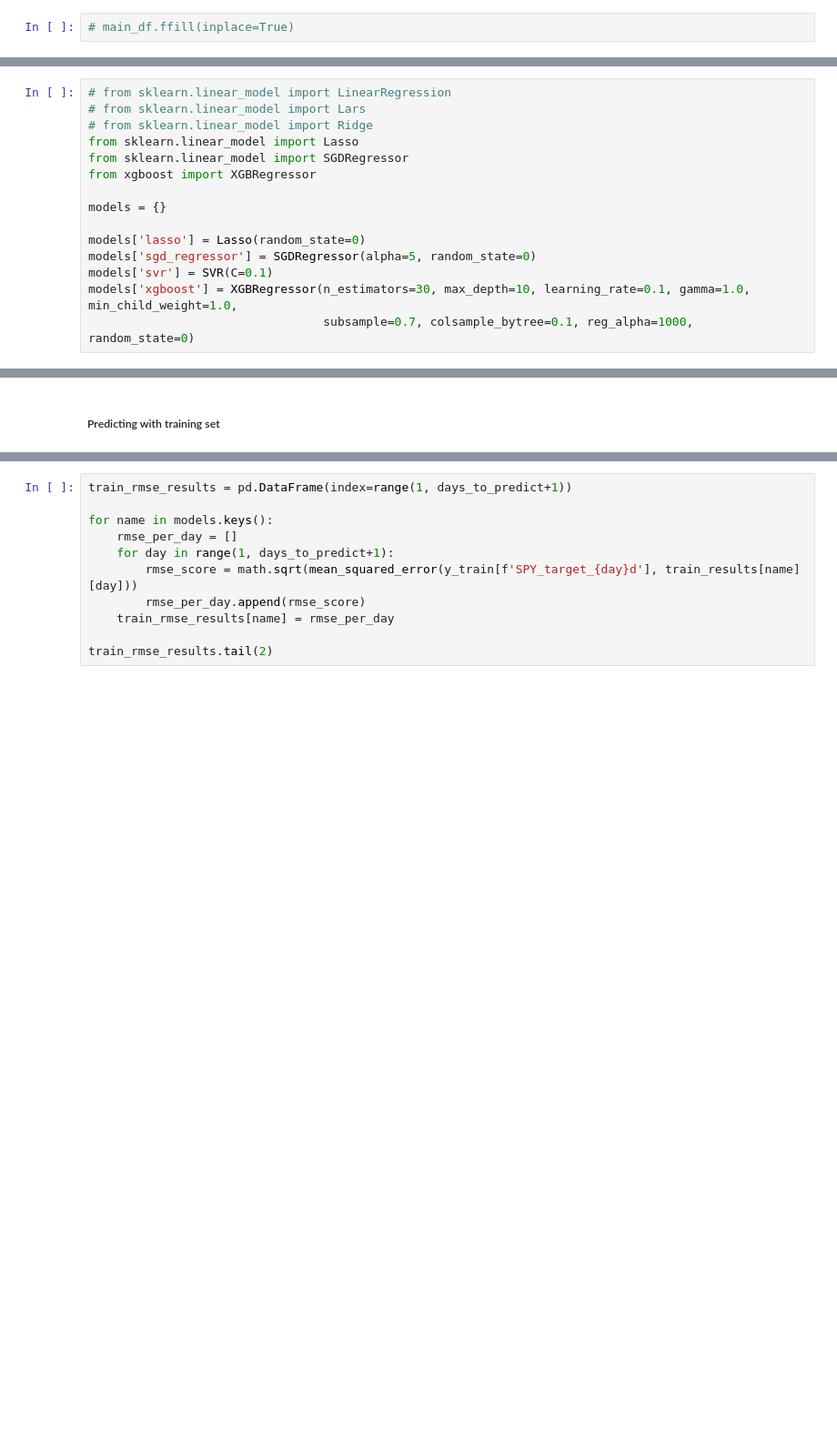
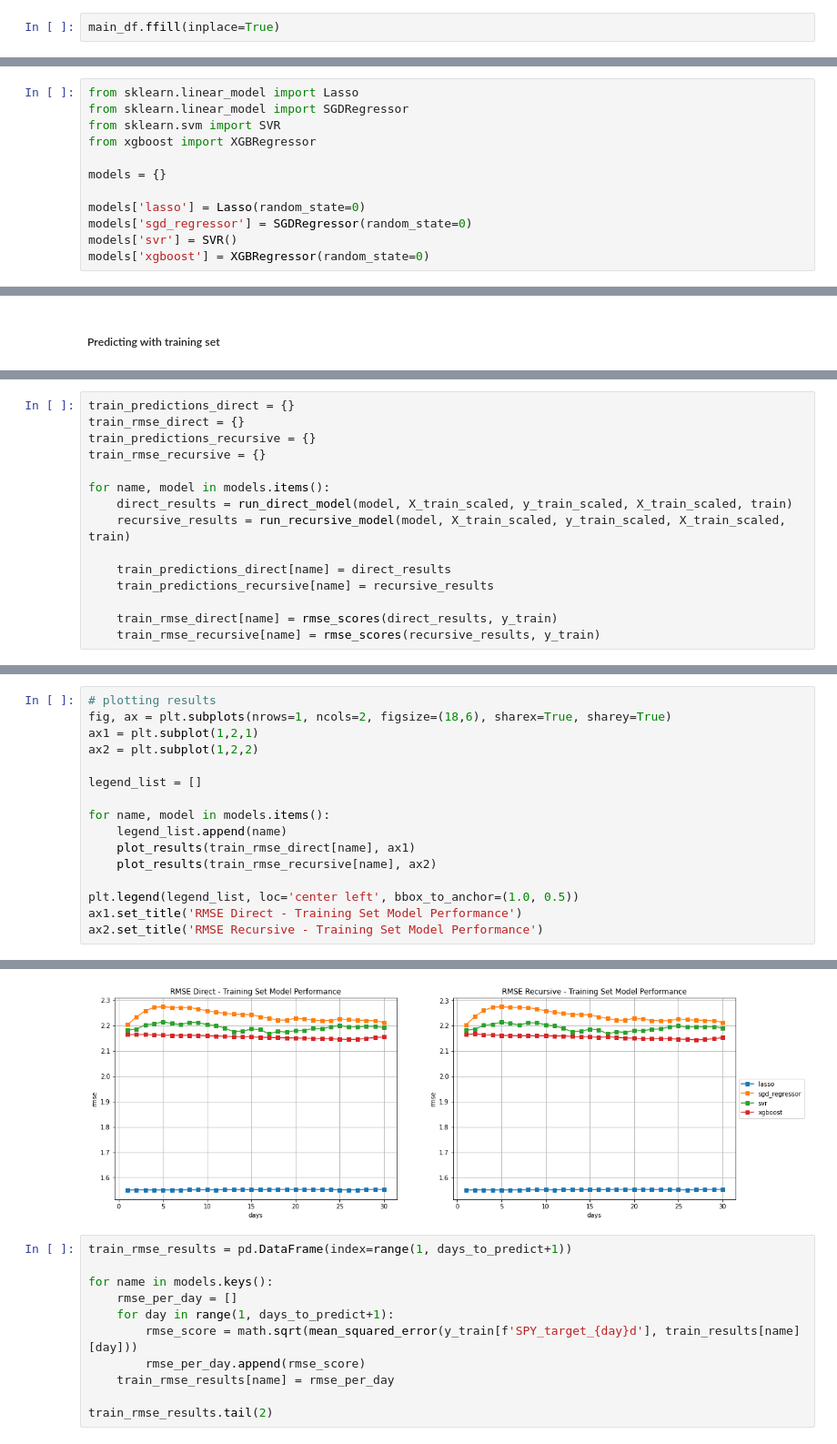
Before and after one commit to terrill11/spy_trend, a Jupyter notebook: models/indicators/spy_trend_equities.ipynb, the cells around one changed output, grey strips where cells are left out. Shown at 91% size. Cells and saved outputs as stored; diff of their text form; blank space fills up the shorter version.

```diff
--- a/models/indicators/spy_trend_equities.ipynb
+++ b/models/indicators/spy_trend_equities.ipynb
@@ -180,7 +180,7 @@ main_df.iloc[:,:].tail(2)
 # %% [markdown]
 Forward fill any data that is updated weekly, monthly, etc. Remove all dates when market is closed (weekends, holidays).
 # %%
-# main_df.ffill(inplace=True)
+main_df.ffill(inplace=True)
 # %%
 main_df = main_df[main_df.index.isin(spy_dates)]
 main_df.head(3)
@@ -400,15 +404,12 @@ def plot_results(rmse_results):
 # %%
-# from sklearn.linear_model import LinearRegression
-# from sklearn.linear_model import Lars
-# from sklearn.linear_model import Ridge
 from sklearn.linear_model import Lasso
 from sklearn.linear_model import SGDRegressor
+from sklearn.svm import SVR
 from xgboost import XGBRegressor
 
 models = {}
 
 models['lasso'] = Lasso(random_state=0)
-models['sgd_regressor'] = SGDRegressor(alpha=5, random_state=0)
-models['svr'] = SVR(C=0.1)
-models['xgboost'] = XGBRegressor(n_estimators=30, max_depth=10, learning_rate=0.1, gamma=1.0, min_child_weight=1.0,
-                                 subsample=0.7, colsample_bytree=0.1, reg_alpha=1000, random_state=0)
+models['sgd_regressor'] = SGDRegressor(random_state=0)
+models['svr'] = SVR()
+models['xgboost'] = XGBRegressor(random_state=0)
@@ -433,0 +423,15 @@ for name, model in models.items():
+# %%
+train_predictions_direct = {}
+train_rmse_direct = {}
+train_predictions_recursive = {}
+train_rmse_recursive = {}
+
+for name, model in models.items():
+    direct_results = run_direct_model(model, X_train_scaled, y_train_scaled, X_train_scaled, train)
+    recursive_results = run_recursive_model(model, X_train_scaled, y_train_scaled, X_train_scaled, train)
+
+    train_predictions_direct[name] = direct_results
+    train_predictions_recursive[name] = recursive_results
+
+    train_rmse_direct[name] = rmse_scores(direct_results, y_train)
+    train_rmse_recursive[name] = rmse_scores(recursive_results, y_train)
@@ -433,0 +440,17 @@ for name, model in models.items():
+# %%
+# plotting results
+fig, ax = plt.subplots(nrows=1, ncols=2, figsize=(18,6), sharex=True, sharey=True)
+ax1 = plt.subplot(1,2,1)
+ax2 = plt.subplot(1,2,2)
+
+legend_list = []
+
+for name, model in models.items():
+    legend_list.append(name)
+    plot_results(train_rmse_direct[name], ax1)
+    plot_results(train_rmse_recursive[name], ax2)
+
+plt.legend(legend_list, loc='center left', bbox_to_anchor=(1.0, 0.5))
+ax1.set_title('RMSE Direct - Training Set Model Performance')
+ax2.set_title('RMSE Recursive - Training Set Model Performance')
+# %% [output]
@@ -434,3 +458,4 @@ for name, model in models.items():
+[figure, added]
 # %%
 train_rmse_results = pd.DataFrame(index=range(1, days_to_predict+1))
 
```
Also changed, not shown: parts of 14 cells of this notebook, 1 other file.
